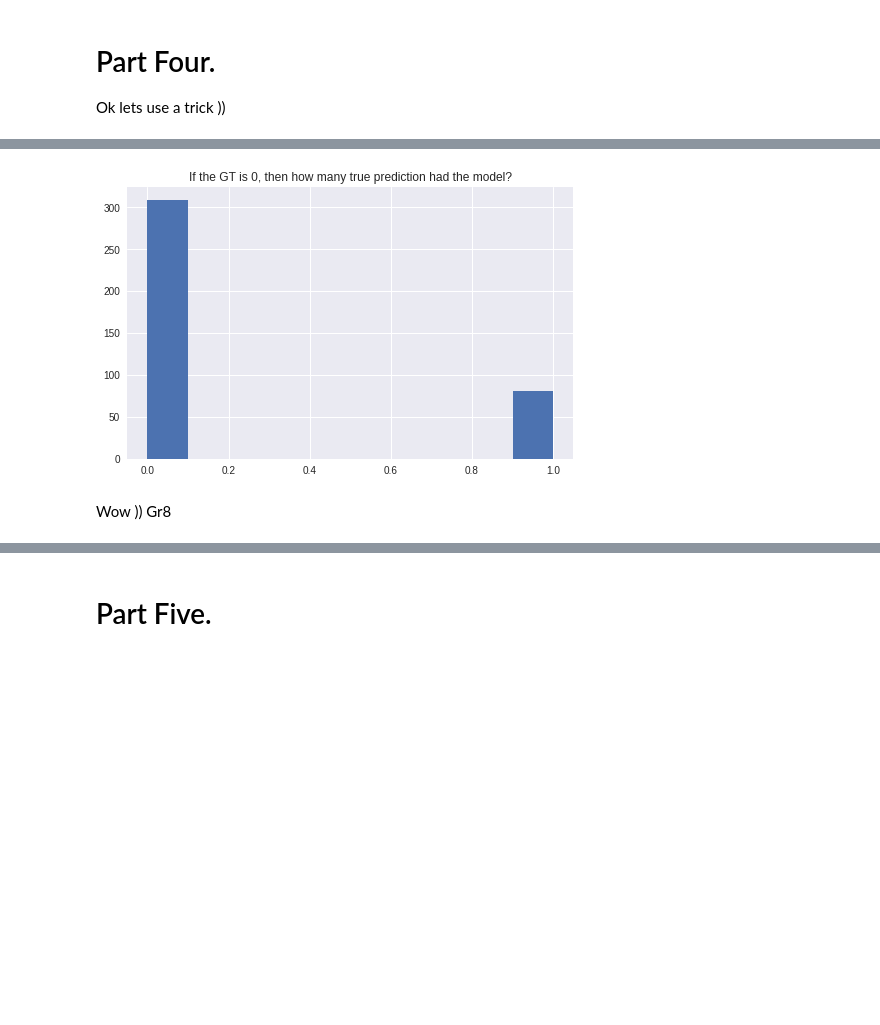
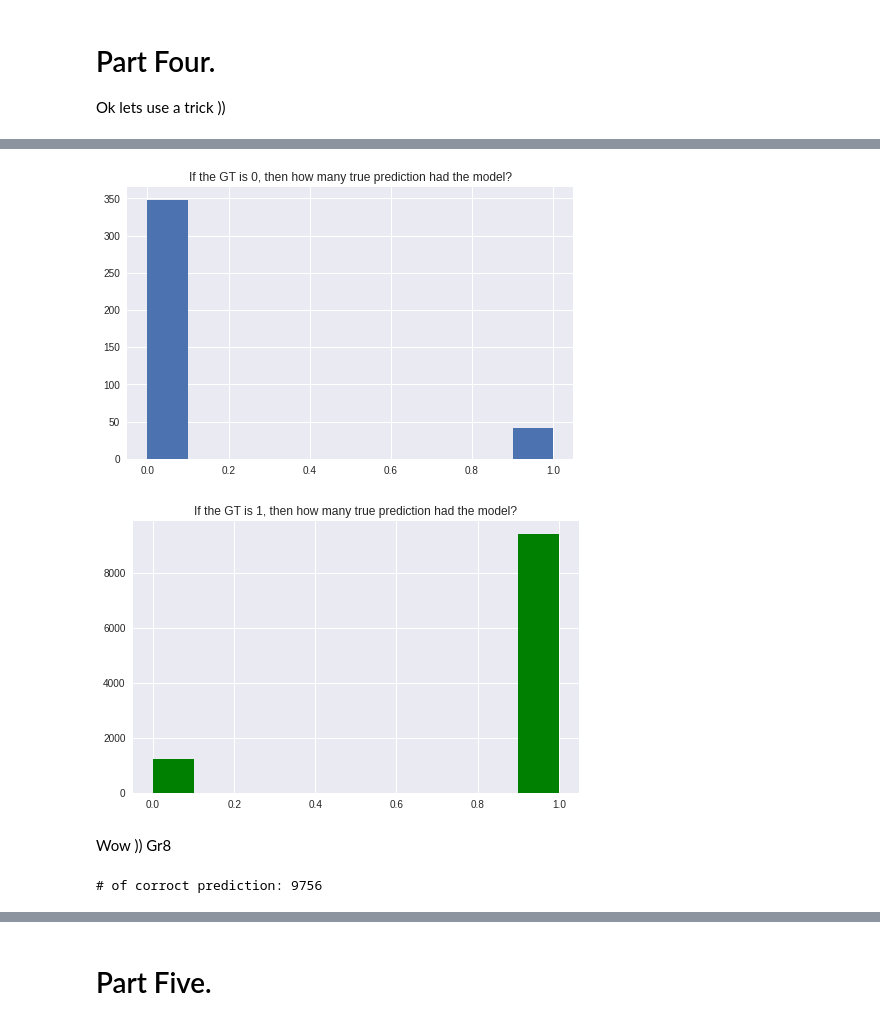
Before and after one commit to nahbos/AUT-Advanced-Information-Retrieval, a Jupyter notebook: Ex03/recommender_system.ipynb, the cells around one changed output, grey strips where cells are left out. Saved outputs shown, nothing was run; the diff lists cells and outputs as text; code cells hidden in the pictures; blank space fills up the shorter version.

```diff
--- a/Ex03/recommender_system.ipynb
+++ b/Ex03/recommender_system.ipynb
@@ -554,10 +563,13 @@ Pred: [1] - GT: 1
 Done
 # %%
 preds = [0 if predictions[i] < 0.5 else 1 for i in range(len(predictions))]
-temp = []
+temp0 = []
+temp1 = []
 for i, ele in enumerate(get_binary(test.rating)):
     if ele == 0:
-        temp.append(preds[i])
+        temp0.append(preds[i])
+    else:
+        temp1.append(preds[i])
 # %%
 with plt.style.context('seaborn'):
     plt.figure(figsize=(8, 5))
@@ -700,20 +723,34 @@ Pred: [1] - GT: 1
 Done
 # %%
 adv_preds = [0 if advanced_predictions[i] < 0.5 else 1 for i in range(len(advanced_predictions))]
-adv_temp = []
+adv_temp0 = []
+adv_temp1 = []
 for i, ele in enumerate(get_binary(test.rating)):
     if ele == 0:
-        adv_temp.append(adv_preds[i])
+        adv_temp0.append(adv_preds[i])
+    else:
+        adv_temp1.append(adv_preds[i])
 # %%
 with plt.style.context('seaborn'):
     plt.figure(figsize=(8, 5))
-    plt.hist(adv_temp)
+    plt.hist(adv_temp0)
     plt.title('If the GT is 0, then how many true prediction had the model?')
     plt.show()
+
+with plt.style.context('seaborn'):
+    plt.figure(figsize=(8, 5))
+    plt.hist(adv_temp1, color='green')
+    plt.title('If the GT is 1, then how many true prediction had the model?')
+    plt.show()
 # %% [output]
-[figure, old version]
+[figure, new version]
+[figure, added]
 # %% [markdown]
 Wow )) Gr8
+# %%
+print('# of corroct prediction: {}'.format(adv_temp0.count(0) + adv_temp1.count(1)))
+# %% [output]
+# of corroct prediction: 9756
 # %%
 evaluator(model=advanced_model, dataset=test_includes_2, k=2)
 # %% [output]
```
Also changed, not shown: parts of 40 cells of this notebook.
